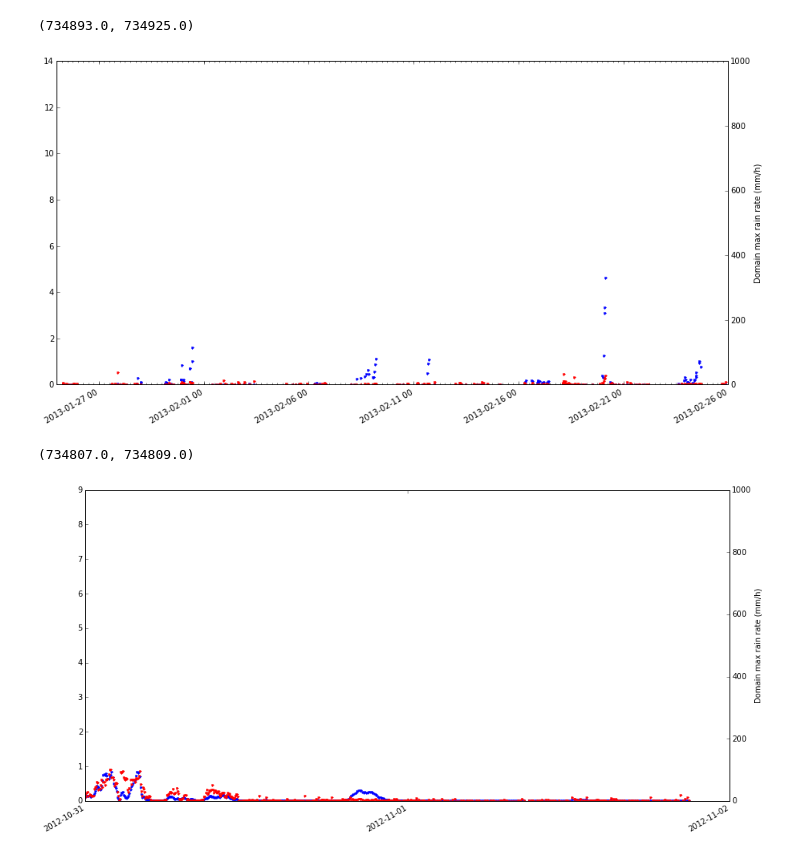
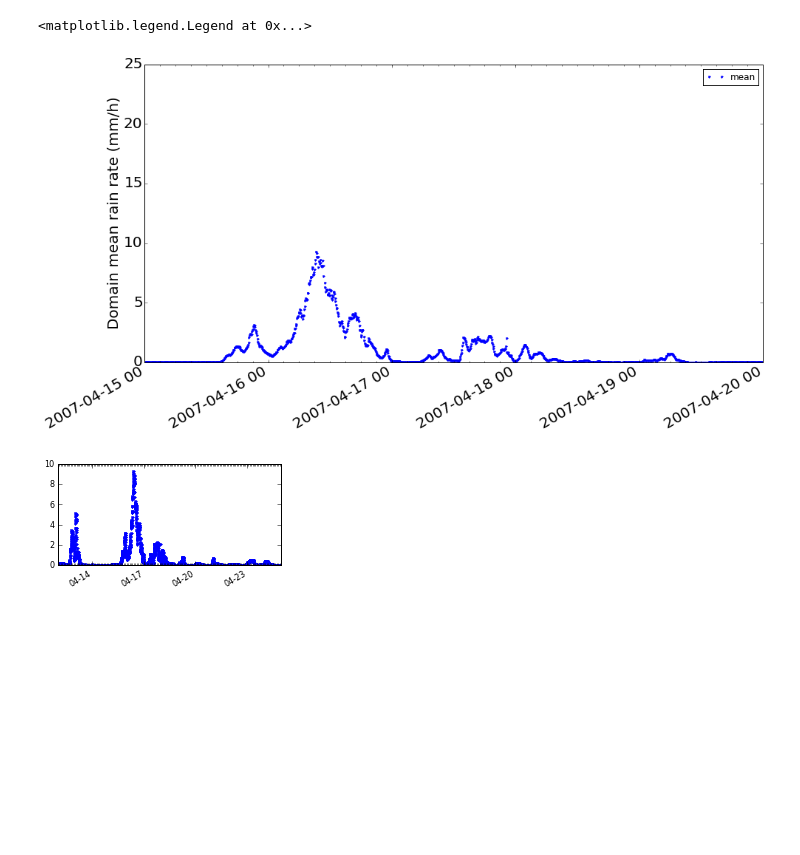
Before and after one commit to EVS-ATMOS/high_resolution_hydrology, a Jupyter notebook: notebooks/maine_2012_analysis.ipynb, the cells around one changed output. Saved outputs shown, nothing was run; the diff lists cells and outputs as text; code cells hidden in the pictures; blank space fills up the shorter version.

```diff
--- a/notebooks/maine_2012_analysis.ipynb
+++ b/notebooks/maine_2012_analysis.ipynb
@@ -20,5 +20,3 @@ print(len(all_files))
-# %%
-all_files.sort()
 # %%
 max_rf =[]
 mean_rf = []
@@ -94,45 +137,48 @@ plt.legend()
 # %%
 fig = plt.figure(figsize = [15,8])
-plt.plot(mdates.date2num(datetimes), mean_rf, 'b.')
+plt.plot(mdates.date2num(datetimes), mean_rf, 'b.', label = 'mean')
 ax = plt.gca()
-#ax.xaxis.set_major_locator(HourLocator())
-ax.xaxis.set_minor_locator(HourLocator(np.arange(0, 25, 6)))
+plt.xlim([mdates.date2num(datetime.datetime(2007,4,15)), mdates.date2num(datetime.datetime(2007,4,20))])
+
+ax.xaxis.set_major_locator(DayLocator(interval = 1))
+ax.xaxis.set_minor_locator(HourLocator(np.arange(0, 23, 3)))
 ax.xaxis.set_major_formatter(DateFormatter('%Y-%m-%d %H'))
-
-ax.fmt_xdata = DateFormatter('%Y-%m-%d %H')
+ax.fmt_xdata = DateFormatter('%Y-%m-%d')
 fig.autofmt_xdate()
 
 cnt = plt.gcf()
 fig.autofmt_xdate()
-ax2 = plt.twinx()
-plt.plot(mdates.date2num(datetimes), max_rf, 'r.')
-plt.ylabel('Domain max rain rate (mm/h)')
+ax = plt.gca()
+ax.xaxis.set_tick_params(labelsize=20)
+ax.yaxis.set_tick_params(labelsize=20)
+plt.ylabel('Domain mean rain rate (mm/h)', size = 20)
 
-plt.xlim([mdates.date2num(datetime.datetime(2013,1,25)), mdates.date2num(datetime.datetime(2013,2,26))])
+plt.legend()
 # %% [output]
-(734893.0, 734925.0)
+<matplotlib.legend.Legend at 0x...>
-[figure, old version]
+[figure, new version]
 # %%
-fig = plt.figure(figsize = [15,8])
-plt.plot(mdates.date2num(datetimes), mean_rf, 'b.')
+fig = plt.figure(figsize = [4,2])
+plt.plot(mdates.date2num(datetimes), mean_rf, 'b.', label = 'mean')
 ax = plt.gca()
-ax.xaxis.set_major_locator(DayLocator())
-#ax.xaxis.set_minor_locator(HourLocator(np.arange(0, 25, 6)))
-ax.xaxis.set_major_formatter(DateFormatter('%Y-%m-%d'))
+plt.xlim([mdates.date2num(datetime.datetime(2007,4,12)), mdates.date2num(datetime.datetime(2007,4,25))])
 
-ax.fmt_xdata = DateFormatter('%Y-%m-%d')
+ax.xaxis.set_major_locator(DayLocator(interval = 3))
+ax.xaxis.set_minor_locator(HourLocator(np.arange(0, 23, 2)))
+ax.xaxis.set_major_formatter(DateFormatter('%m-%d'))
+ax.fmt_xdata = DateFormatter('%m-%d')
 fig.autofmt_xdate()
-
+plt.ylim([0,10])
 cnt = plt.gcf()
 fig.autofmt_xdate()
-ax2 = plt.twinx()
-plt.plot(mdates.date2num(datetimes), max_rf, 'r.')
-plt.ylabel('Domain max rain rate (mm/h)')
+ax = plt.gca()
+ax.xaxis.set_tick_params(labelsize=8)
+ax.yaxis.set_tick_params(labelsize=8)
+#plt.ylabel('Domain mean rain rate (mm/h)', size = 4)
 
-plt.xlim([mdates.date2num(datetime.datetime(2012,10,31)), mdates.date2num(datetime.datetime(2012,11,2))])
+#plt.legend()
 # %% [output]
-(734807.0, 734809.0)
-[figure, old version]
+[figure, new version]
 # %%
 print(len(max_rf))
 print(len(mean_rf))
```
Also changed, not shown: parts of 27 cells of this notebook, 6 other files.
